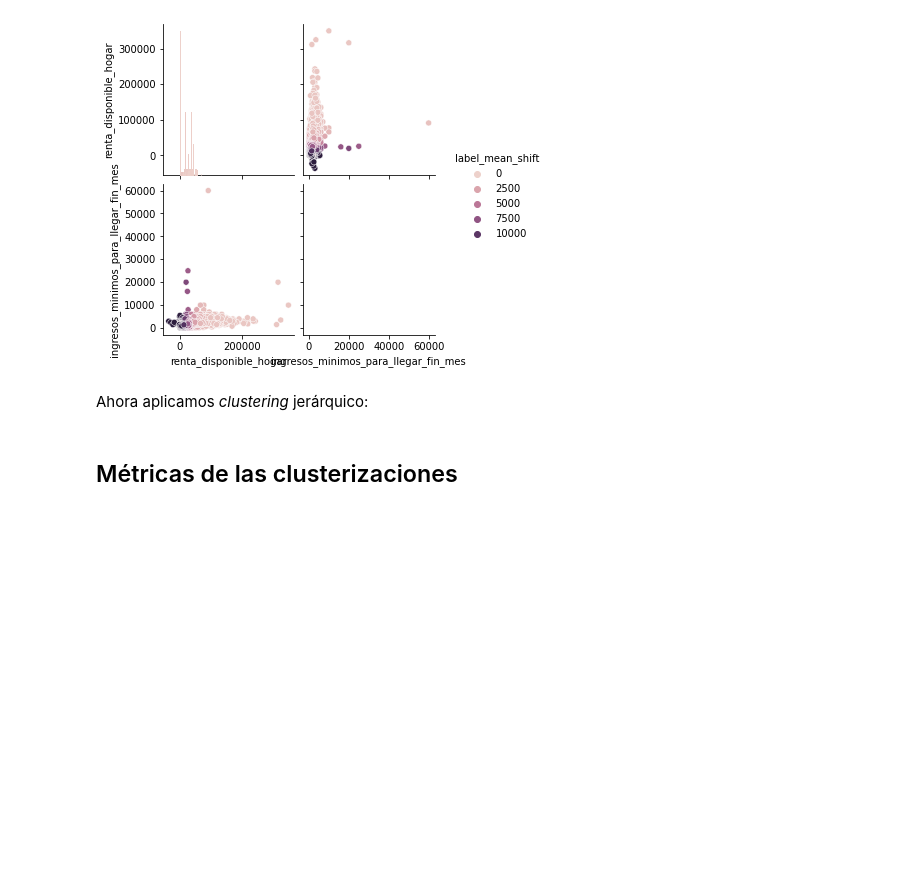
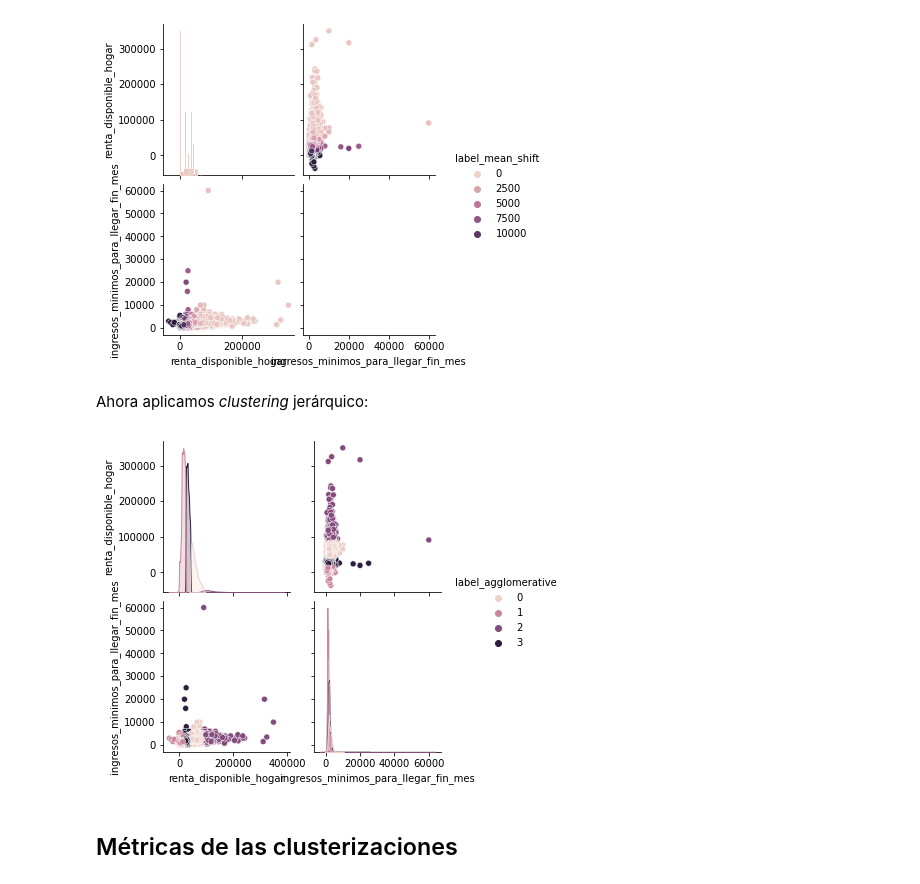
Before and after one commit to SergioQuijanoRey/PracticasInteligenciaNegocio, a Jupyter notebook: Práctica 2/Casos de estudio.ipynb, the cells around one changed output. Cells and saved outputs as stored; diff of their text form; code cells hidden in the pictures; blank space fills up the shorter version.

Commit message:
feat, fix: añado la metrica davies-boulding, recupero clustering aglomerativo que habia borrado

```diff
--- a/Práctica 2/Casos de estudio.ipynb
+++ b/Práctica 2/Casos de estudio.ipynb
@@ -465,6 +476,22 @@ custom_pair_plot(
 [figure]
 # %% [markdown]
 Ahora aplicamos *clustering* jerárquico:
+# %%
+df_first = add_clustering_labels(
+    df_first,
+    compute_agglomerative_clustering,
+    parameters = {"n_clusters": 4, "linkage": "ward"},
+    new_label_name = "label_agglomerative",
+    exclude_columns = ["label_kmeans", "label_dbscan", "label_birch", "label_mean_shift"]
+)
+
+custom_pair_plot(
+    df = df_first,
+    hue = "label_agglomerative",
+    exclude_columns = ["label_kmeans", "label_dbscan", "label_birch", "label_mean_shift"]
+)
+# %% [output]
+[figure, added]
 # %% [markdown]
 ## Métricas de las clusterizaciones
 # %% [markdown]
```
Also changed, not shown: parts of 2 cells of this notebook.
